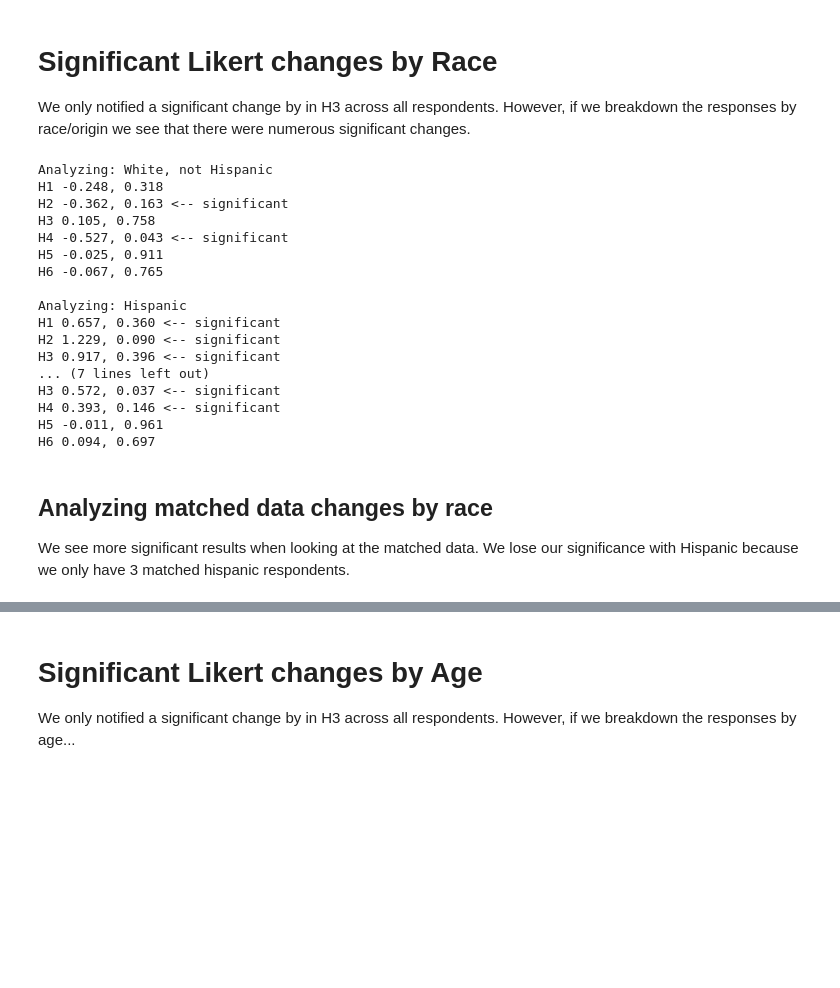
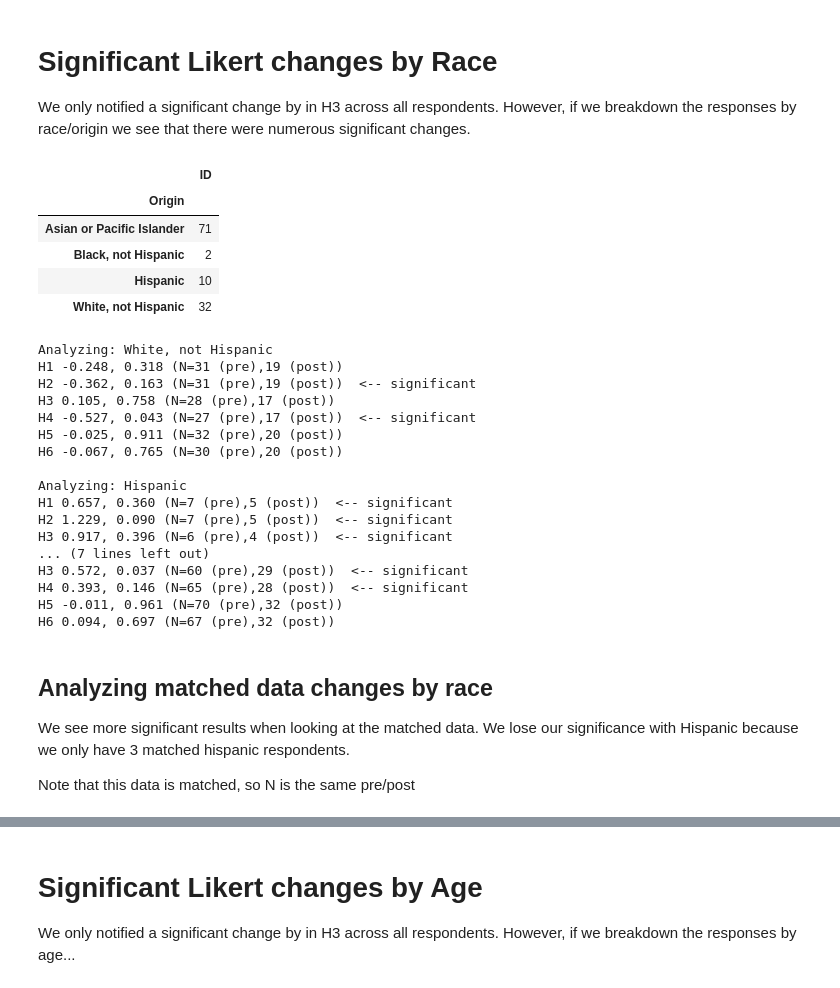
Before and after one commit to cmacdonell/hopper2016, a Jupyter notebook: Hopper_analysis.ipynb, the cells around one changed output, grey strips where cells are left out. Cells and saved outputs as stored; diff of their text form; code cells hidden in the pictures; blank space fills up the shorter version.

Commit message:
Add N values to all Likert comparisons

```diff
--- a/Hopper_analysis.ipynb
+++ b/Hopper_analysis.ipynb
@@ -70,6 +70,17 @@ ax.set_ylim([0,5.5])
 # Significant Likert changes by Race
 
 We only notified a significant change by in H3 across all respondents. However, if we breakdown the responses by race/origin we see that there were numerous significant changes.
+# %%
+# These are how many respondents entered their Origin/Race, but they may have left Likert questions blank resulting in lower N values below
+
+df_all[['ID','Origin']].groupby('Origin').count()
+# %% [output]
+|  | ID |
+| Origin |  |
+| Asian or Pacific Islander | 71 |
+| Black, not Hispanic | 2 |
+| Hispanic | 10 |
+| White, not Hispanic | 32 |
 # %%
 from scipy.stats import ttest_ind
 
@@ -83,31 +94,33 @@ for race in ["White, not Hispanic", "Hispanic", "Asian or Pacific Islander"]:
         H_post = df_H['H'+ num +'post'][df_H1['Origin'] == race].dropna()
         diff = H_post.mean() - H_pre.mean()
         p_value = ttest_ind(H_pre, H_post)[1]
-        print("H"+ num, "%.3f, %.3f" % (diff,p_value), end=" ") # pvalue
+        print("H"+ num, "%.3f, %.3f (N=%d (pre),%d (post))" % (diff,p_value,H_pre.count(),H_post.count()), end=" ") # pvalue
         if abs(diff) > p_value:
-            print("<-- significant")
+            print(" <-- significant")
         else:
             print()
     print()
 # %% [output]
 Analyzing: White, not Hispanic
-H1 -0.248, 0.318
-H2 -0.362, 0.163 <-- significant
-H3 0.105, 0.758
-H4 -0.527, 0.043 <-- significant
-H5 -0.025, 0.911
-H6 -0.067, 0.765
+H1 -0.248, 0.318 (N=31 (pre),19 (post))
+H2 -0.362, 0.163 (N=31 (pre),19 (post))  <-- significant
+H3 0.105, 0.758 (N=28 (pre),17 (post))
+H4 -0.527, 0.043 (N=27 (pre),17 (post))  <-- significant
+H5 -0.025, 0.911 (N=32 (pre),20 (post))
+H6 -0.067, 0.765 (N=30 (pre),20 (post))
 
 Analyzing: Hispanic
-H1 0.657, 0.360 <-- significant
-H2 1.229, 0.090 <-- significant
-H3 0.917, 0.396 <-- significant
+H1 0.657, 0.360 (N=7 (pre),5 (post))  <-- significant
+H2 1.229, 0.090 (N=7 (pre),5 (post))  <-- significant
+H3 0.917, 0.396 (N=6 (pre),4 (post))  <-- significant
 ... (7 lines left out)
-H3 0.572, 0.037 <-- significant
-H4 0.393, 0.146 <-- significant
-H5 -0.011, 0.961
-H6 0.094, 0.697
+H3 0.572, 0.037 (N=60 (pre),29 (post))  <-- significant
+H4 0.393, 0.146 (N=65 (pre),28 (post))  <-- significant
+H5 -0.011, 0.961 (N=70 (pre),32 (post))
+H6 0.094, 0.697 (N=67 (pre),32 (post))
 # %% [markdown]
 ## Analyzing matched data changes by race
 
 We see more significant results when looking at the matched data. We lose our significance with Hispanic because we only have 3 matched hispanic respondents.
+
+Note that this data is matched, so N is the same pre/post
```
Also changed, not shown: parts of 6 cells of this notebook.
